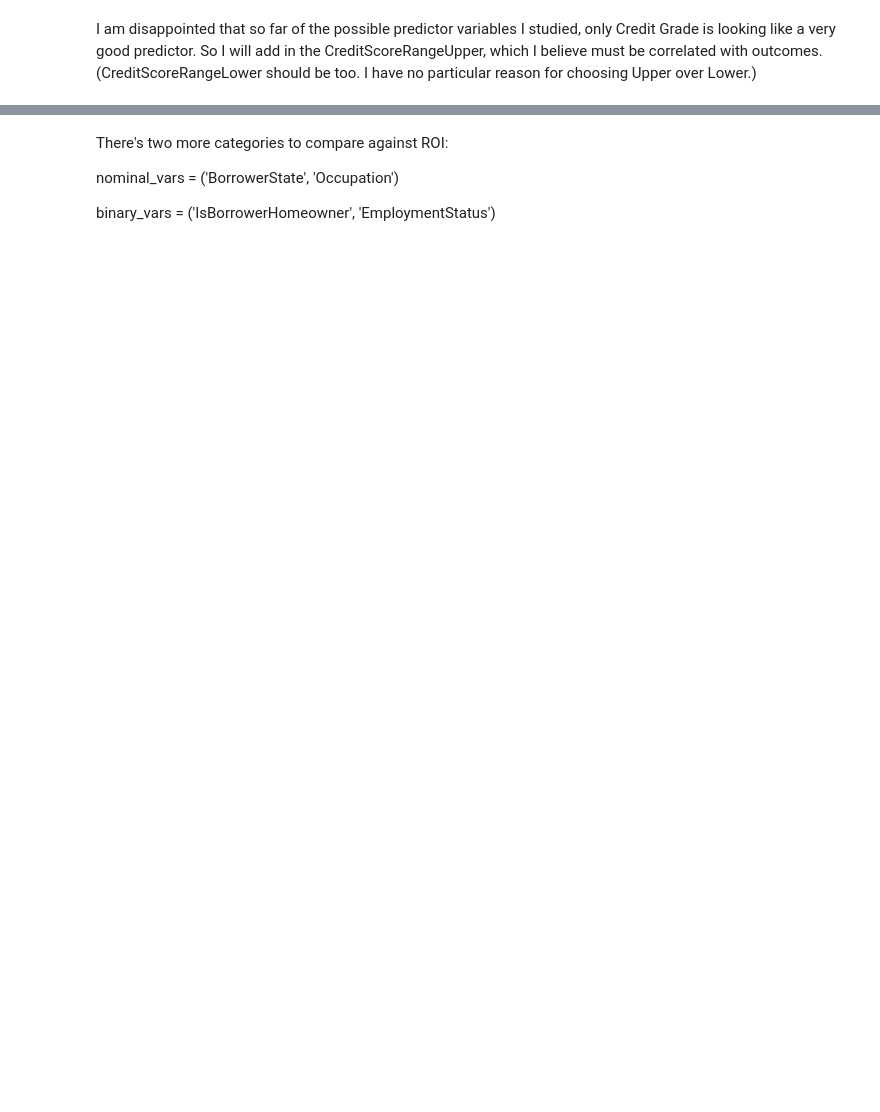
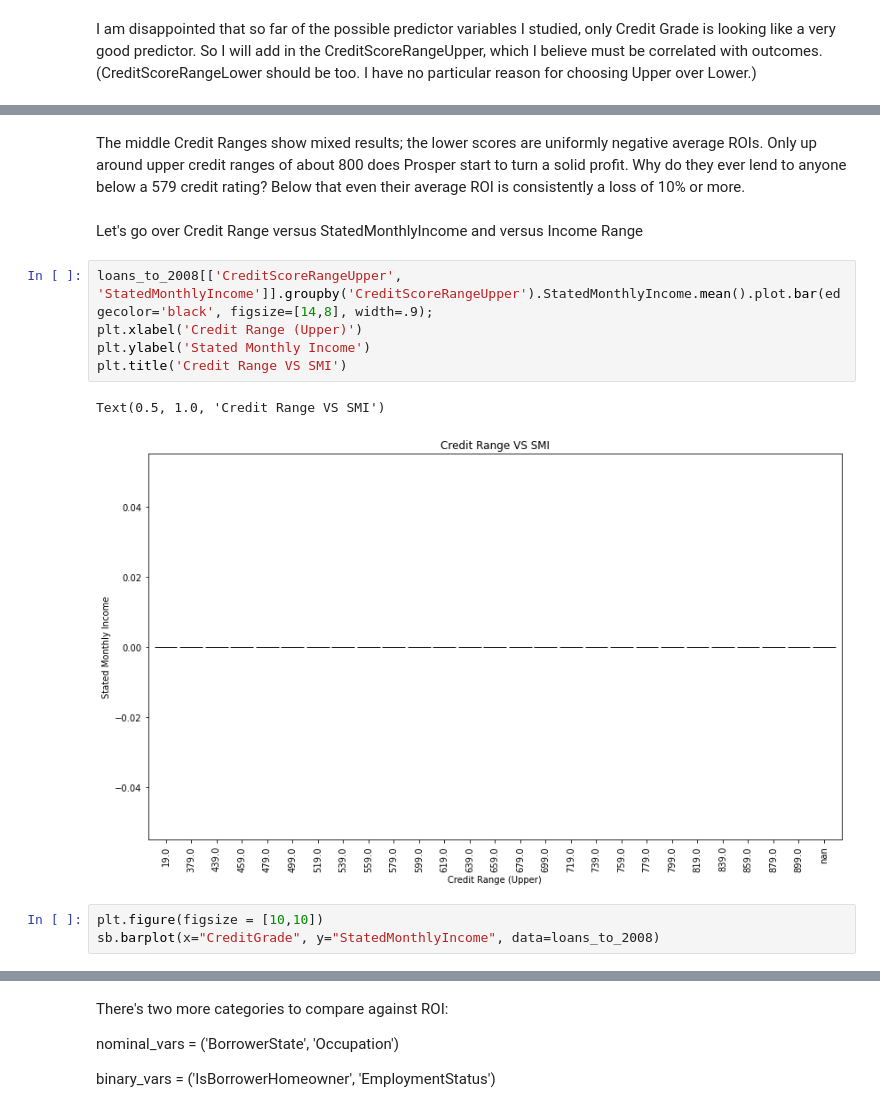
Before and after one commit to werdnamac/prosperloans, a Jupyter notebook: loan_exploration1.ipynb, the cells around one changed output, grey strips where cells are left out. Cells and saved outputs as stored; diff of their text form; blank space fills up the shorter version.

```diff
--- a/loan_exploration1.ipynb
+++ b/loan_exploration1.ipynb
@@ -2084,0 +2139,15 @@ Text(0.5, 1.0, 'Credit Range VS ROI')
+# %% [markdown]
+The middle Credit Ranges show mixed results; the lower scores are uniformly negative average ROIs. Only up around upper credit ranges of about 800 does Prosper start to turn a solid profit. Why do they ever lend to anyone below a 579 credit rating? Below that even their average ROI is consistently a loss of 10% or more.
+# %% [markdown]
+Let's go over Credit Range versus StatedMonthlyIncome and versus Income Range
+# %%
+loans_to_2008[['CreditScoreRangeUpper', 'StatedMonthlyIncome']].groupby('CreditScoreRangeUpper').StatedMonthlyIncome.mean().plot.bar(edgecolor='black', figsize=[14,8], width=.9);
+plt.xlabel('Credit Range (Upper)')
+plt.ylabel('Stated Monthly Income')
+plt.title('Credit Range VS SMI')
+# %% [output]
+Text(0.5, 1.0, 'Credit Range VS SMI')
+[figure, added]
+# %%
+plt.figure(figsize = [10,10])
+sb.barplot(x="CreditGrade", y="StatedMonthlyIncome", data=loans_to_2008)
```
Also changed, not shown: parts of 21 cells of this notebook.
